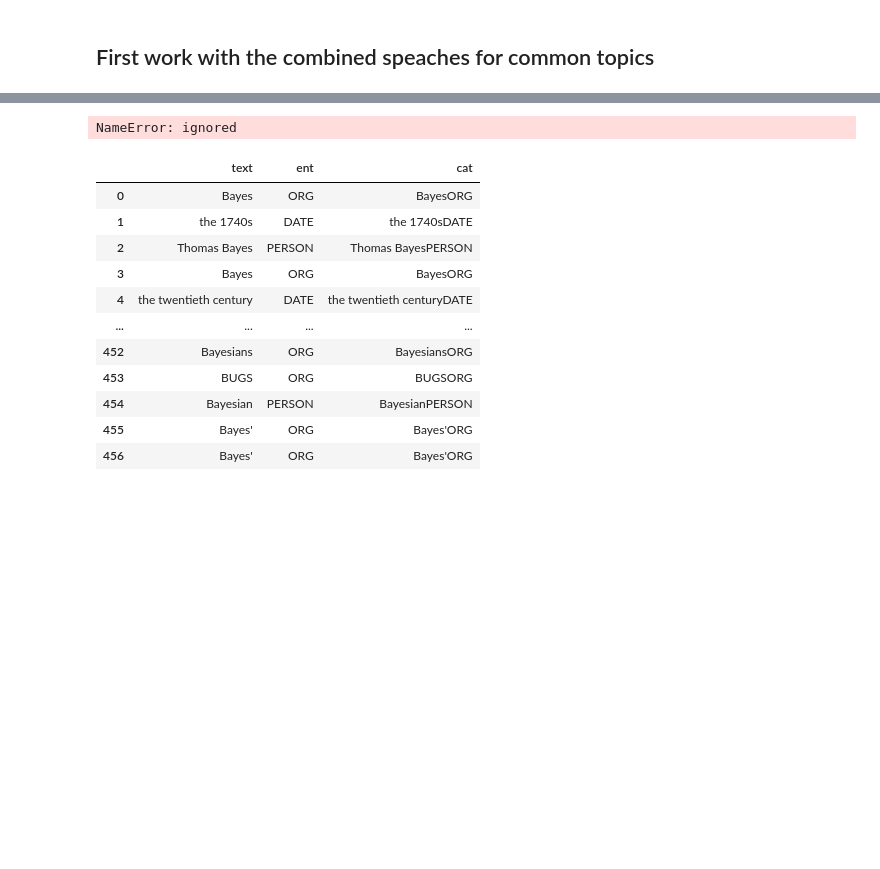
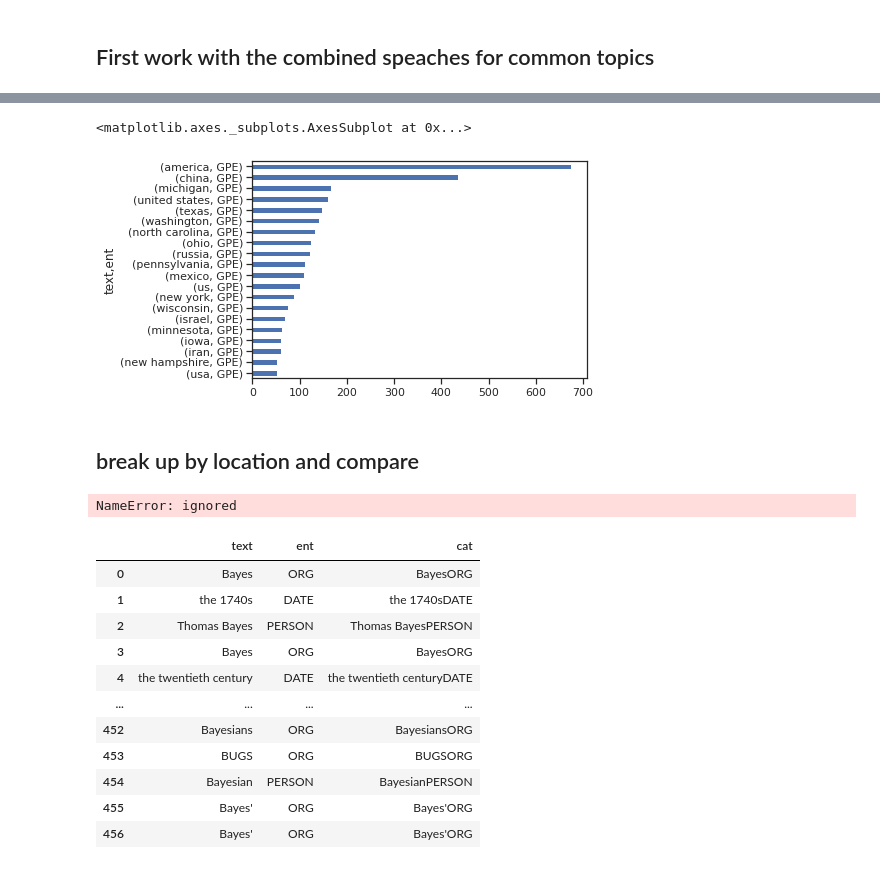
Before and after one commit to anjaleeDS/TrumpSpeak, a Jupyter notebook: spacy_ner_trump.ipynb, the cells around one changed output, grey strips where cells are left out. Saved outputs shown, nothing was run; the diff lists cells and outputs as text; code cells hidden in the pictures; blank space fills up the shorter version.

```diff
--- a/spacy_ner_trump.ipynb
+++ b/spacy_ner_trump.ipynb
@@ -151,3 +173,13 @@ full_text = "".join(text)
+# %%
+import seaborn as sns
+
+entities[entities.ent =='GPE'].value_counts().head(20).sort_values().plot(kind = 'barh')
+# entities.text.value_counts().head(15)
+# %% [output]
+<matplotlib.axes._subplots.AxesSubplot at 0x...>
+[figure, added]
+# %% [markdown]
+## break up by location and compare
 # %%
 # GET DATA FROM FILES
 
```
Also changed, not shown: parts of 10 cells of this notebook.
